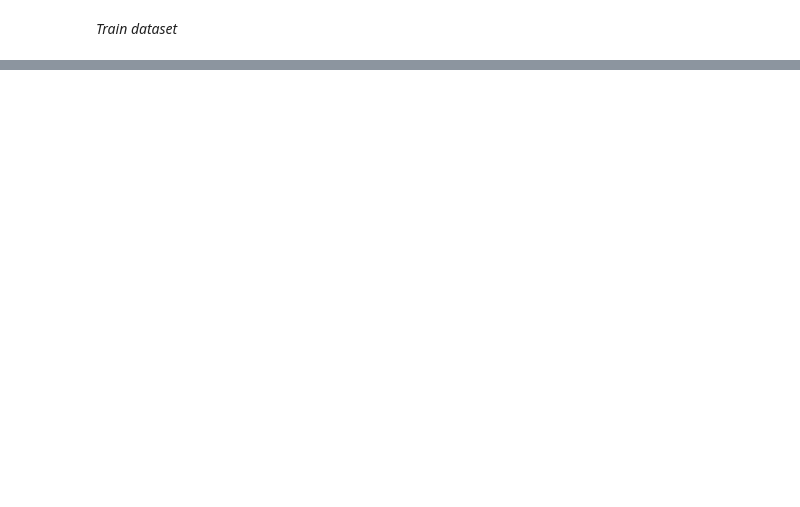
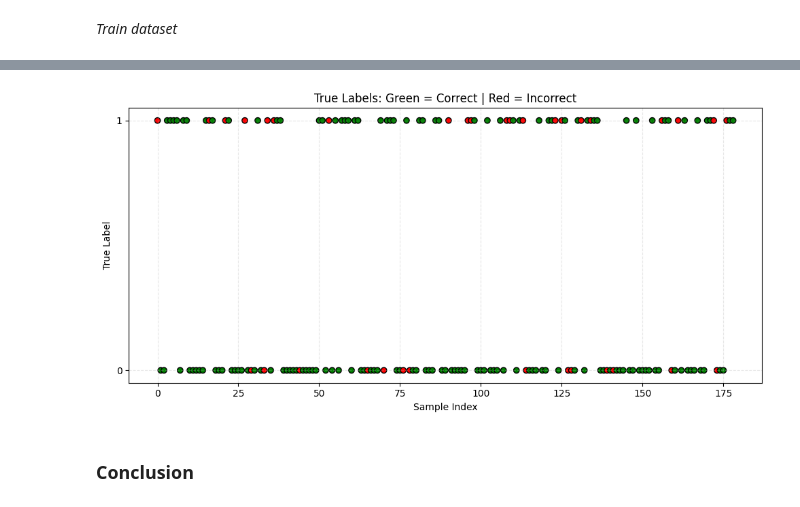
Before and after one commit to RGaRo/datascience_basics, a Jupyter notebook: workbook/05_logistic_regression.ipynb, the cells around one changed output, grey strips where cells are left out. Saved outputs shown, nothing was run; the diff lists cells and outputs as text; code cells hidden in the pictures; blank space fills up the shorter version.

Commit message:
Adding logistic regression learning nb

```diff
--- a/workbook/05_logistic_regression.ipynb
+++ b/workbook/05_logistic_regression.ipynb
@@ -480,11 +767,0 @@ sklearn implementation
-# %%
-import pandas as pd
-from sklearn.model_selection import train_test_split
-from sklearn.linear_model import LogisticRegression
-from sklearn.preprocessing import StandardScaler
-from sklearn.metrics import classification_report
-
-model = LogisticRegression()
-model.fit(X_train, y_train)
-y_pred = model.predict(X_train)
-print("Classification Report:\n", classification_report(y_train, y_pred))
@@ -501,11 +767,0 @@ weighted avg       0.81      0.81      0.81       712
-# %%
-import pandas as pd
-from sklearn.model_selection import train_test_split
-from sklearn.linear_model import LogisticRegression
-from sklearn.preprocessing import StandardScaler
-from sklearn.metrics import classification_report
-
-model = LogisticRegression()
-model.fit(X_test, y_test)
-y_pred = model.predict(X_test)
-print("Classification Report:\n", classification_report(y_test, y_pred))
@@ -521,0 +799,26 @@ weighted avg       0.85      0.85      0.85       179
+# %%
+# Convert to numpy arrays if needed
+y_true = np.array(y_test)
+y_pred = np.array(y_pred)
+
+# Create an array for the index (or sample number)
+indices = np.arange(len(y_true))
+
+# Define colors: green for correct, red for incorrect
+colors = ['green' if yt == yp else 'red' for yt, yp in zip(y_true, y_pred)]
+
+plt.figure(figsize=(10, 5))
+plt.scatter(indices, y_true, c=colors, marker='o', edgecolor='black', label='True Label')
+
+plt.xlabel('Sample Index')
+plt.ylabel('True Label')
+plt.title('True Labels: Green = Correct | Red = Incorrect')
+plt.yticks([0, 1])
+plt.grid(True, linestyle='--', alpha=0.3)
+
+plt.tight_layout()
+plt.show()
+# %% [output]
+[figure, added]
+# %% [markdown]
+### **Conclusion**
```
Also changed, not shown: parts of 48 cells of this notebook.
